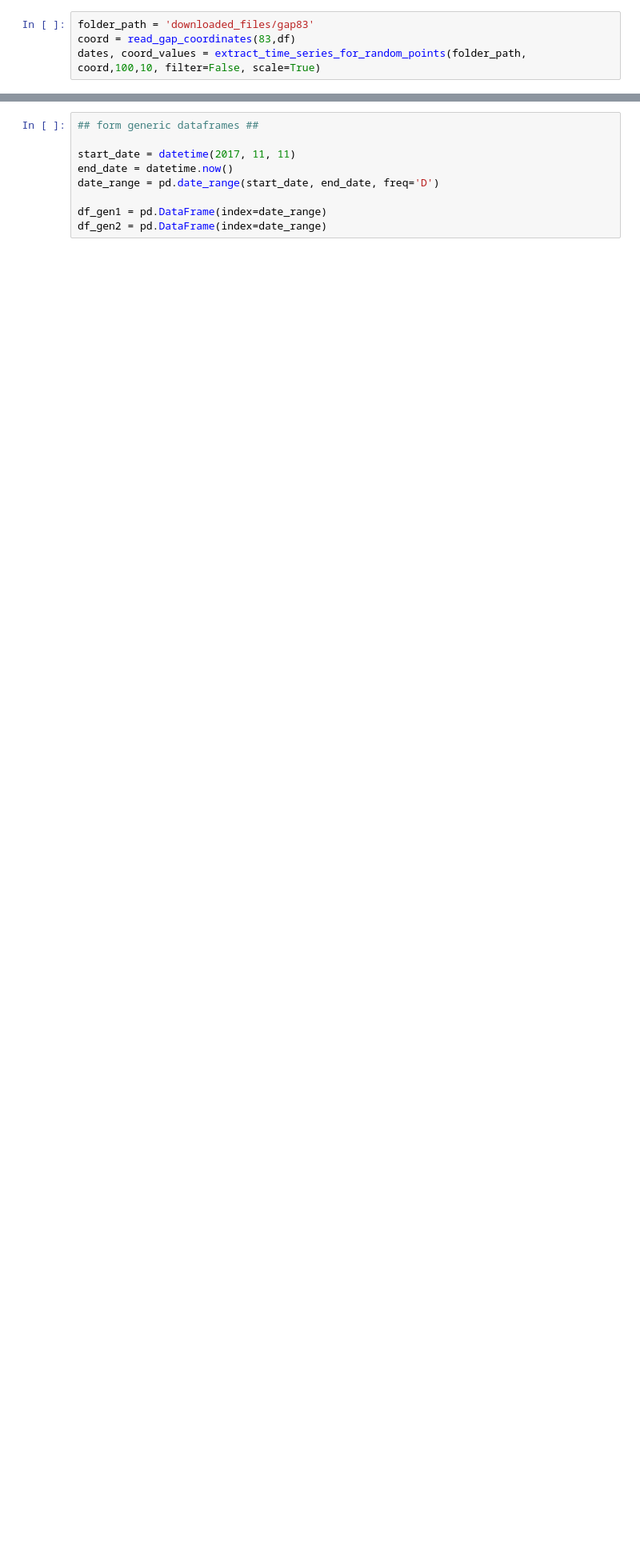
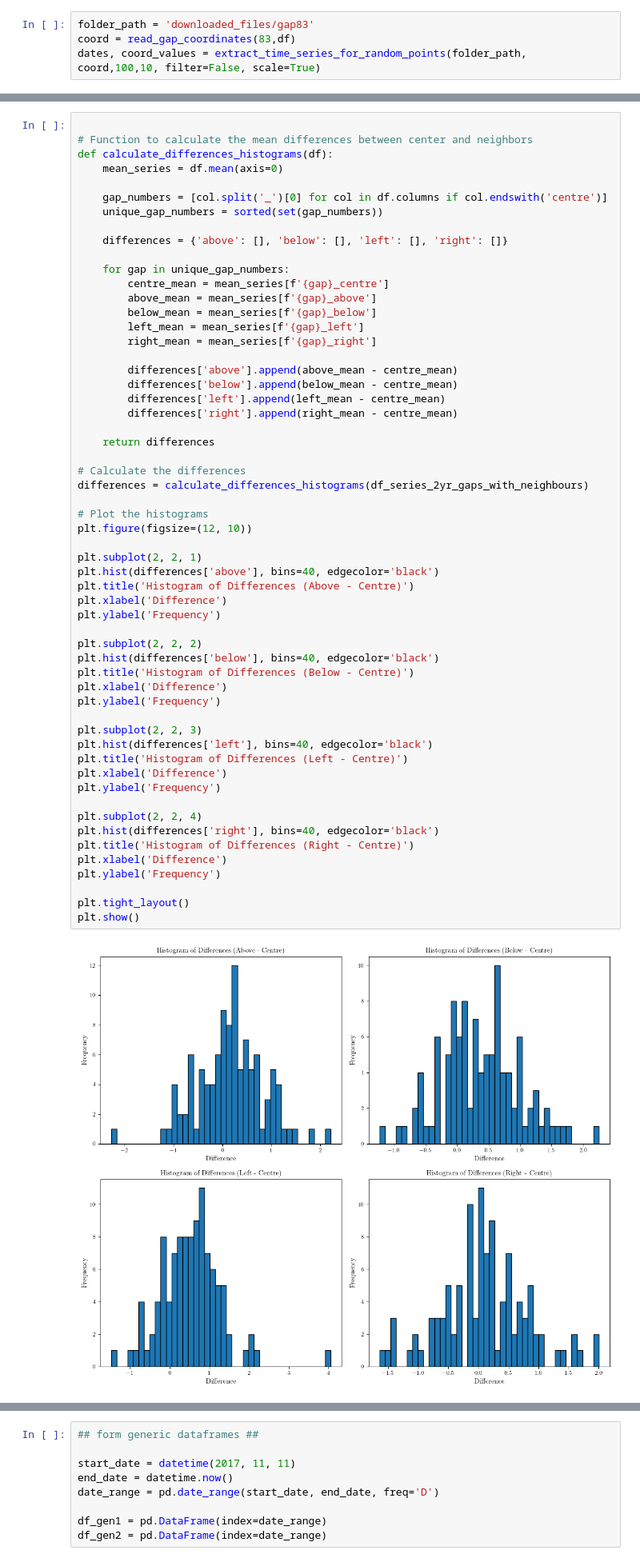
Before and after one commit to ol-webb/tree_gaps4, a Jupyter notebook: all_gaps_mk2/main1.ipynb, the cells around one changed output, grey strips where cells are left out. Shown at 80% size. Saved outputs shown, nothing was run; the diff lists cells and outputs as text; blank space fills up the shorter version.

```diff
--- a/all_gaps_mk2/main1.ipynb
+++ b/all_gaps_mk2/main1.ipynb
@@ -436 +684,60 @@ def process_gap_folders(base_folder, df, series_dataframe, random_series_datafra
+# %%
+
+# Function to calculate the mean differences between center and neighbors
+def calculate_differences_histograms(df):
+    mean_series = df.mean(axis=0)
+
+    gap_numbers = [col.split('_')[0] for col in df.columns if col.endswith('centre')]
+    unique_gap_numbers = sorted(set(gap_numbers))
+
+    differences = {'above': [], 'below': [], 'left': [], 'right': []}
+
+    for gap in unique_gap_numbers:
+        centre_mean = mean_series[f'{gap}_centre']
+        above_mean = mean_series[f'{gap}_above']
+        below_mean = mean_series[f'{gap}_below']
+        left_mean = mean_series[f'{gap}_left']
+        right_mean = mean_series[f'{gap}_right']
+
+        differences['above'].append(above_mean - centre_mean)
+        differences['below'].append(below_mean - centre_mean)
+        differences['left'].append(left_mean - centre_mean)
+        differences['right'].append(right_mean - centre_mean)
+
+    return differences
+
+# Calculate the differences
+differences = calculate_differences_histograms(df_series_2yr_gaps_with_neighbours)
+
+# Plot the histograms
+plt.figure(figsize=(12, 10))
+
+plt.subplot(2, 2, 1)
+plt.hist(differences['above'], bins=40, edgecolor='black')
+plt.title('Histogram of Differences (Above - Centre)')
+plt.xlabel('Difference')
+plt.ylabel('Frequency')
+
+plt.subplot(2, 2, 2)
+plt.hist(differences['below'], bins=40, edgecolor='black')
+plt.title('Histogram of Differences (Below - Centre)')
+plt.xlabel('Difference')
+plt.ylabel('Frequency')
+
+plt.subplot(2, 2, 3)
+plt.hist(differences['left'], bins=40, edgecolor='black')
+plt.title('Histogram of Differences (Left - Centre)')
+plt.xlabel('Difference')
+plt.ylabel('Frequency')
+
+plt.subplot(2, 2, 4)
+plt.hist(differences['right'], bins=40, edgecolor='black')
+plt.title('Histogram of Differences (Right - Centre)')
+plt.xlabel('Difference')
+plt.ylabel('Frequency')
+
+plt.tight_layout()
+plt.show()
+# %% [output]
+[figure, added]
 # %% [markdown]
```
Also changed, not shown: parts of 14 cells of this notebook.
